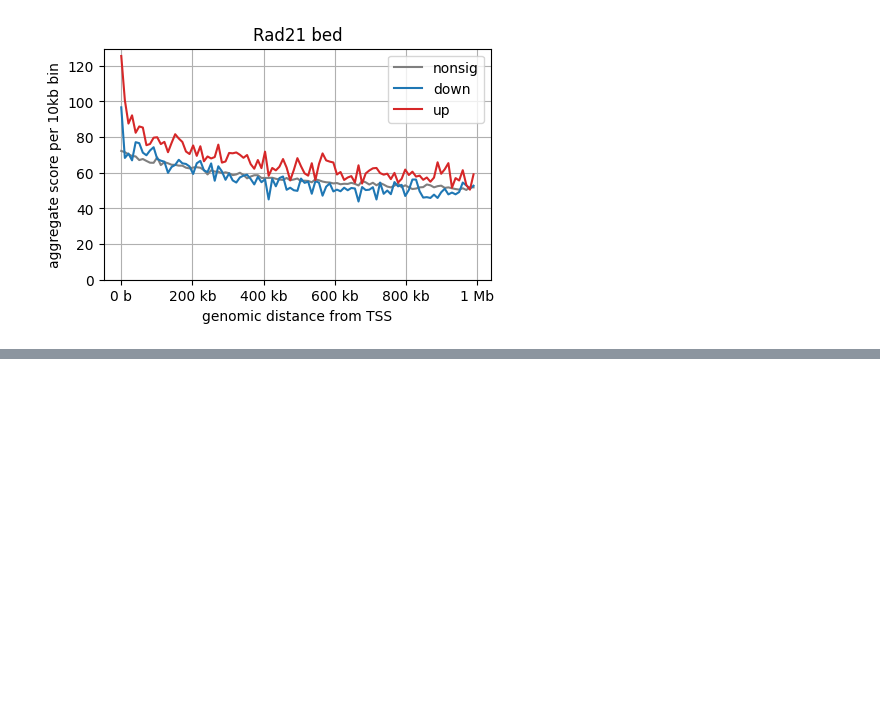
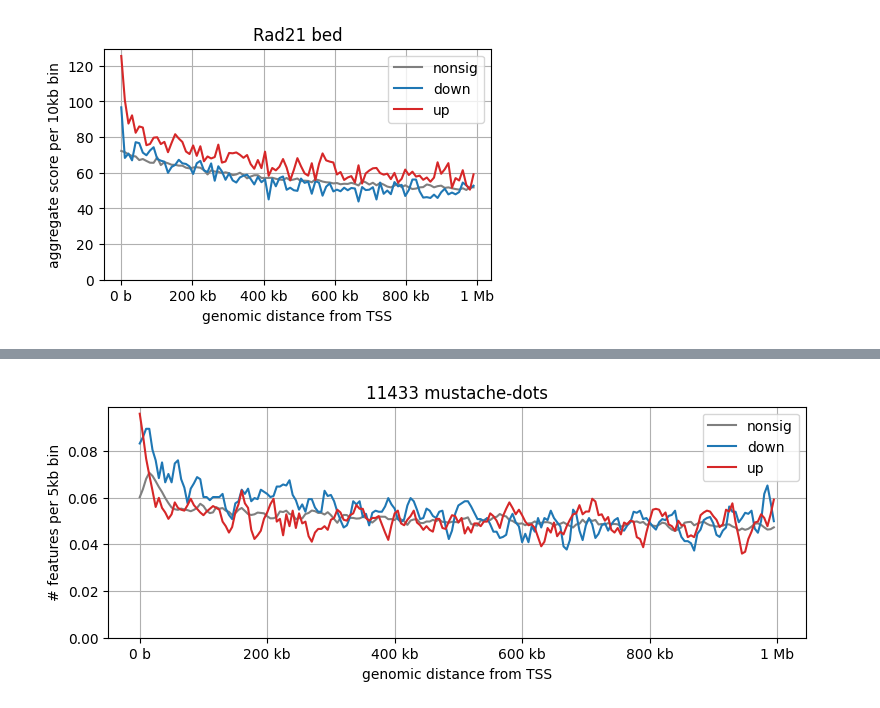
Before and after one commit to Bozhie/transcription_3Dfolding, a Jupyter notebook: transcription_3dfolding/transcription_data_analysis/2022-11-4_features_vs_TSS_neighborhoods.ipynb, the cells around one changed output, grey strips where cells are left out. Cells and saved outputs as stored; diff of their text form; code cells hidden in the pictures; blank space fills up the shorter version.

```diff
--- a/transcription_3dfolding/transcription_data_analysis/2022-11-4_features_vs_TSS_neighborhoods.ipynb
+++ b/transcription_3dfolding/transcription_data_analysis/2022-11-4_features_vs_TSS_neighborhoods.ipynb
@@ -211,0 +263,58 @@ for bed_name, bed_path in bed_dict.items():
+# %%
+df_mustache = pd.read_csv(feature_dir+'mustache_HiC_ES.mm10.mapq_30.10000.tsv', sep='\t')
+df_mustache.rename(columns={'BIN1_CHR':'chrom1','BIN1_START':'start1','BIN1_END':'end1',
+                            'BIN2_CHROMOSOME':'chrom2','BIN2_START':'start2','BIN2_END':'end2'
+                            },inplace=True)
+df_mustache = df_mustache.iloc[(df_mustache['FDR'].values < 0.025)]
+
+df_mustache_anchors = pd.concat(
+    [df_mustache[['chrom1','start1','end1']],
+    df_mustache[['chrom2','start2','end2']].copy().rename(
+        columns={'chrom2':'chrom1','start2':'start1','end2':'end1'}) ],ignore_index=True,axis=0)
+
+df_mustache_anchors = df_mustache_anchors.drop_duplicates(['chrom1','start1','end1']).copy()
+df_mustache_anchors.rename(columns={'chrom1':'chrom','start1':'start','end1':'end'}, inplace=True)
+# %%
+# plot of the number of elements
+# in a bed file around each TSS
+# (normalzied by the number of genes in a given category)
+
+window_size = int( 1e6)
+#bins = np.linspace(0, window_size, 101)
+bins = np.linspace(0, window_size, 201)
+figsize = (9,3)
+
+#for bed_name, bed_path in bed_dict.items():
+bed_name = 'mustache-dots'
+feature_df = df_mustache_anchors
+
+plt.figure(figsize=figsize)
+
+tss_vs_feature_df = extract_features_around_TSS(tss_df, feature_df, window_size=window_size)
+
+for DE_status in ['nonsig', 'down', 'up']:
+    de_vs_features = tss_vs_feature_df.iloc[ tss_vs_feature_df['DE_status'].values==DE_status].copy()
+    de_vs_features.dropna(subset=[ 'dist'], inplace=True)
+    num_genes_in_category = de_vs_features['gene_id'].unique().shape[0]
+
+    a,b = np.histogram(
+            de_vs_features['dist'],
+            bins=bins);
+
+    plt.plot( bins[:-1],
+              smooth(a/num_genes_in_category,3),
+              label=DE_status,
+              color = de_color_dict[DE_status])
+ax = plt.gca()
+format_ticks(ax)
+plt.ylabel(f'# features per {int( (bins[1]-bins[0])/1e3)}kb bin')
+plt.xlabel('genomic distance from TSS')
+plt.title(f"{len(feature_df)} {bed_name}" , fontsize=12)
+plt.legend()
+plt.grid()
+plt.ylim([0, ax.get_ylim()[1]] )
+if save_plots:
+    plt.savefig(f'./figs/{bed_name}_features_per_10kb-bin.png')
+plt.show()
+# %% [output]
+[figure, added]
```
Also changed, not shown: parts of 2 cells of this notebook.
